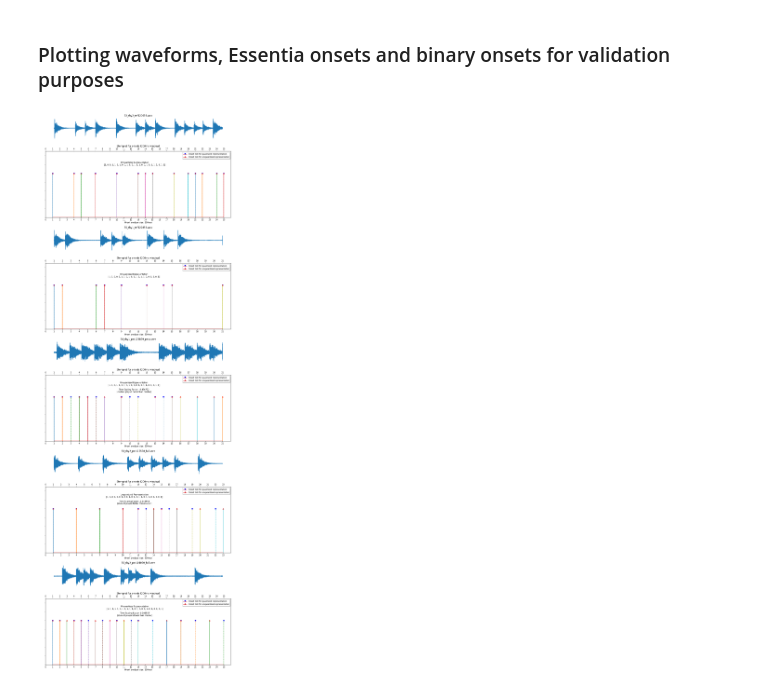
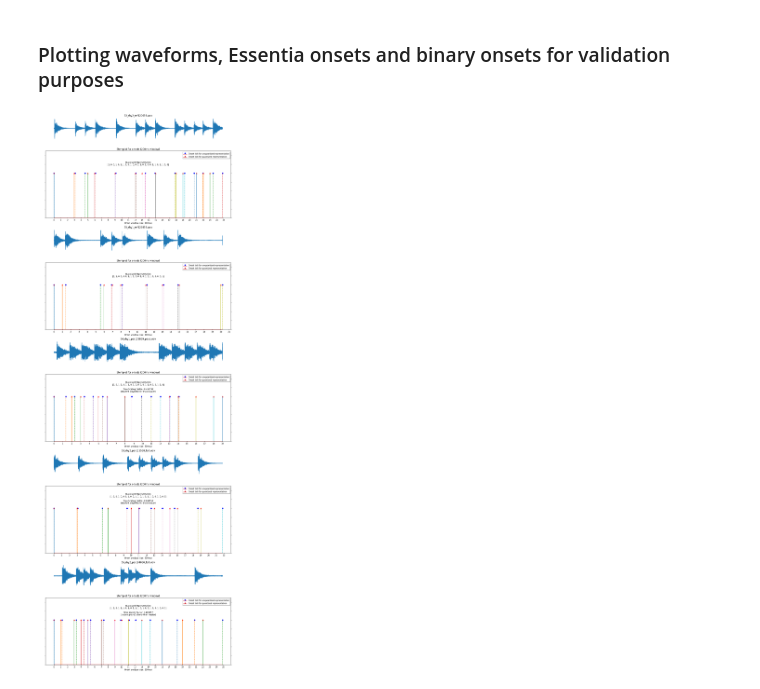
Before and after one commit to MTG/mast-rhythm-analysis, a Jupyter notebook: notebooks/PreProcessDataFromMASTDataset.ipynb, the cells around one changed output. Drawn from its saved outputs; the diff is of its cells as text; code cells hidden in the pictures.

Commit message:
properly plotting unquantized onsets

```diff
--- a/notebooks/PreProcessDataFromMASTDataset.ipynb
+++ b/notebooks/PreProcessDataFromMASTDataset.ipynb
@@ -193,59 +193,57 @@ for audio in audio_samples:
     ## Plotting stems from both quantized and unquantized onsets ###
     idx+=1
 
-    quantized_onsets = get_info(file_name, 'reference' if 'ref' in file_name else 'performance', 'MAST Onsets [{}s]')
+    unquantized_onsets = get_info(file_name, 'reference' if 'ref' in file_name else 'performance', 'MAST Onsets [{}s]')
 
     # scaling quantized onsets so the first onset is in moment 0
-    quantized_onsets = [x - scaling_info[0] for x in quantized_onsets]
+    unquantized_onsets = [x - scaling_info[0] for x in unquantized_onsets]
 
-    unquantized_onsets = get_info(file_name, 'reference' if 'ref' in file_name else 'performance', 'MAST Onsets [{}s] [BINS]')
+    quantized_onsets = get_info(file_name, 'reference' if 'ref' in file_name else 'performance', 'MAST Onsets [{}s] [BINS]')
+
+    # Calculating quantized stems/windows/boundaries
+    # e.g a 1 in a index #9 (zero indexed) means a beat in the window #10
+    # (boundaries: 0,9s - 1s). window size is 200ms
+    quantized_stems = []
+    for i in range(len(quantized_onsets)):
+        if quantized_onsets[i]:
+            quantized_stems.append(i)
 
     # Calculating unquantized stems/windows/boundaries
-    # e.g a 1 in a index #9 (zero indexed) means a beat in the window #10
-    # (boundaries: 0,9s - 1s). window size is 200ms
-    unquantized_stems = []
-    for i in range(len(unquantized_onsets)):
-        if unquantized_onsets[i]:
-            unquantized_stems.append(i+1)
-
-    # Calculating quantized stems/windows/boundaries
     # e.g an onset in moment 0.95s means  beat with boundaries [0,9s - 1s] which
     # translates to window/stem 10
-    quantized_stems = [int(quantized_onset / ONSET_WINDOW_SIZE) + 1 for quantized_onset in quantized_onsets]
+    unquantized_stems = [(unquantized_onset / ONSET_WINDOW_SIZE) for unquantized_onset in unquantized_onsets]
 
     axarr[idx].set_title('Stemplot for onsets (%ims window)' % int(ONSET_WINDOW_SIZE*1000))
     axarr[idx].set_xlabel("Onset window (size: %ims)" % int(ONSET_WINDOW_SIZE*1000))
-    axarr[idx].set_xticks(range(max(max(quantized_stems), max(unquantized_stems)) + 1))
+    axarr[idx].set_xticks(range(max(max(quantized_stems), round(max(unquantized_stems))) + 1))
     axarr[idx].set_ylim(0, 1.5)
-    axarr[idx].set_xlim(0, max(max(quantized_stems), max(unquantized_stems)) + 1)
     axarr[idx].set_yticklabels([])
 
-    unquantized_info = 'Unquantized Representation\n%s' % str([int(x) for x in unquantized_onsets])
+    unquantized_info = 'Quantized Representation\n%s' % str([int(x) for x in quantized_onsets])
     if 'per' in file_name:
         unquantized_info += '\n\nTime Scaling Factor: %f' % float(scaling_info[3])
         performance_speed = 'slower' if float(scaling_info[3]) > 0 else 'faster'
         unquantized_info += '\n(student played %s than master)' % performance_speed
 
     axarr[idx].text(max(max(quantized_stems), max(unquantized_stems))/2, 1.22, unquantized_info, horizontalalignment='center', verticalalignment='center')
 
-    # Plotting quantized stems
-    plot_one = axarr[idx].stem(quantized_stems, len(quantized_stems) * [1], linefmt='--', markerfmt='bo',label='Onset tick for quantized representation')
+    # Plotting unquantized stems
+    plot_one = axarr[idx].stem(unquantized_stems, len(unquantized_stems) * [1], linefmt='--', markerfmt='bo',label='Onset tick for unquantized representation')
 
-    overlapped = axarr[idx].twiny()
-    overlapped.set_xticks(range(max(max(quantized_stems), max(unquantized_stems)) + 1))
+    overlapped = axarr[idx].twinx()
+    overlapped.set_xticks(range(max(max(quantized_stems), math.ceil(max(unquantized_stems))) + 1))
     overlapped.set_ylim(0, 1.5)
-    overlapped.set_xlim(0, max(max(quantized_stems), max(unquantized_stems)) + 1)
     overlapped.set_yticklabels([])
 
-    plot_two = overlapped.stem(unquantized_stems, len(unquantized_stems) * [1], linefmt='-',markerfmt='r^',label='Onset tick for unquantized representation')
+    plot_two = overlapped.stem(quantized_stems, len(quantized_stems) * [1], linefmt='-',markerfmt='r^',label='Onset tick for quantized representation')
 
     # added these three lines
     plots = [plot_one, plot_two]
     labs = [plot.get_label() for plot in plots]
     axarr[idx].legend(plots, labs, loc=0, shadow=True)
 
     idx+=1
 
 f.tight_layout()
 # %% [output]
-[figure, old version]
+[figure, new version]
```
Also changed, not shown: parts of 1 cell of this notebook.
